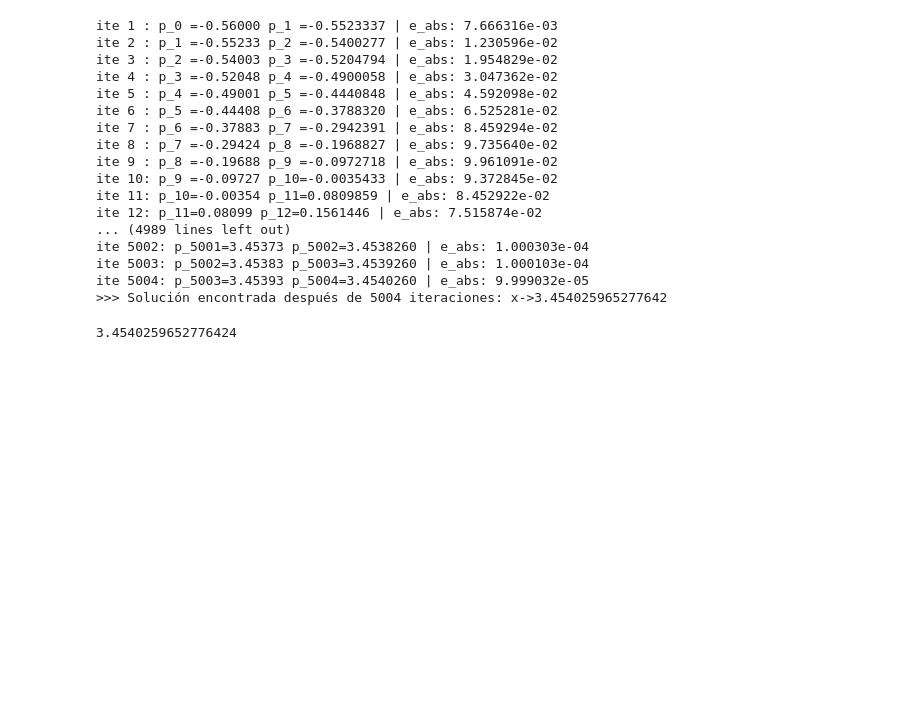
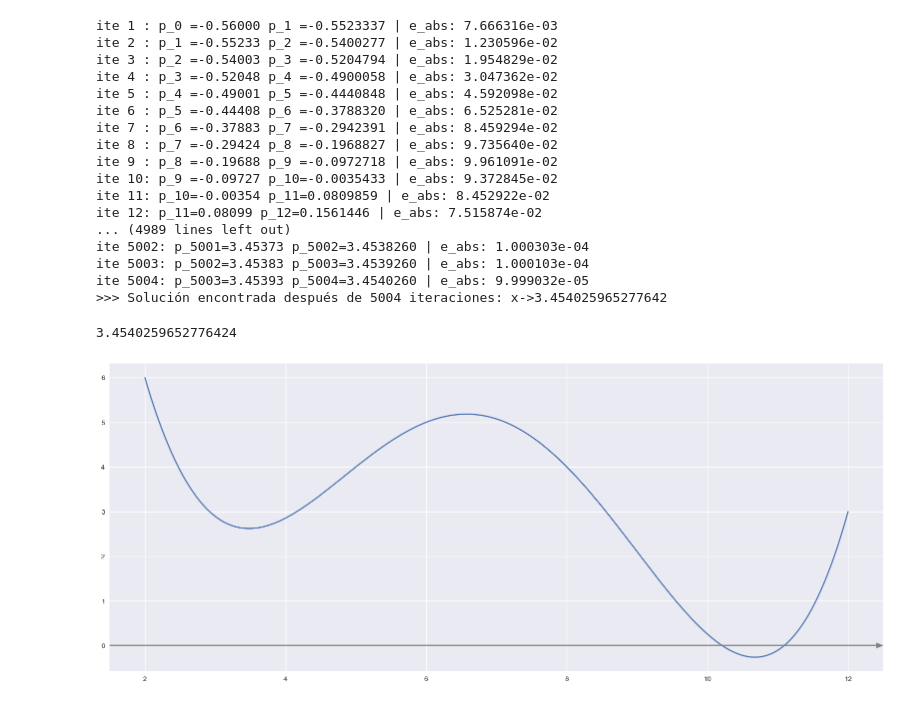
Before and after one commit to caramirezs/MetNum_202260, a Jupyter notebook: 1.0_Solucion_ecuaciones_de_una_variable.ipynb, the cells around one changed output. Cells and saved outputs as stored; diff of their text form; code cells hidden in the pictures; blank space fills up the shorter version.

Commit message:
Taller4. Pol int. Lagrange

```diff
--- a/1.0_Solucion_ecuaciones_de_una_variable.ipynb
+++ b/1.0_Solucion_ecuaciones_de_una_variable.ipynb
@@ -351,3 +351,40 @@ ite 5003: p_5002=3.45383 p_5003=3.4539260 | e_abs: 1.000103e-04
 ite 5004: p_5003=3.45393 p_5004=3.4540260 | e_abs: 9.999032e-05
 >>> Solución encontrada después de 5004 iteraciones: x->3.454025965277642
 3.4540259652776424
+# %%
+def LagrangePol(datos):
+    """
+    Implementación del interpolador de Lagrange
+    Entradas:
+    datos -- lista de puntos (x, y) en el plano
+
+    Salida:
+    P -- función de interpolación
+    """
+
+    def L(k, x):
+        """Implementación funciones L_k(x)"""
+        # pol $L_k(x)=\prod\limits_{i \neq k}\frac{x-x_i}{x_k-x_i}$
+        out = 1
+        for i, p in enumerate(datos):
+            if i != k:
+                out *= (x - p[0])/(datos[k][0] - p[0])
+        return out
+
+    def P(x):
+        """Implementación polinomio P(x)"""
+        # polinomio $P(x)=\sum\limits_{k}f(x_k)L_k(x)$
+        lag = 0
+        for k, p in enumerate(datos):
+            lag += p[1]*L(k, x)
+        return lag
+
+    return P
+# %%
+datosf = [(2, 6), (5, 4), (6,5), (8,4), (12,3)]
+# %%
+P = LagrangePol(datosf)
+# %%
+graficar(P, 2, 12)
+# %% [output]
+[figure, added]
```
Also changed, not shown: 3 other files.
